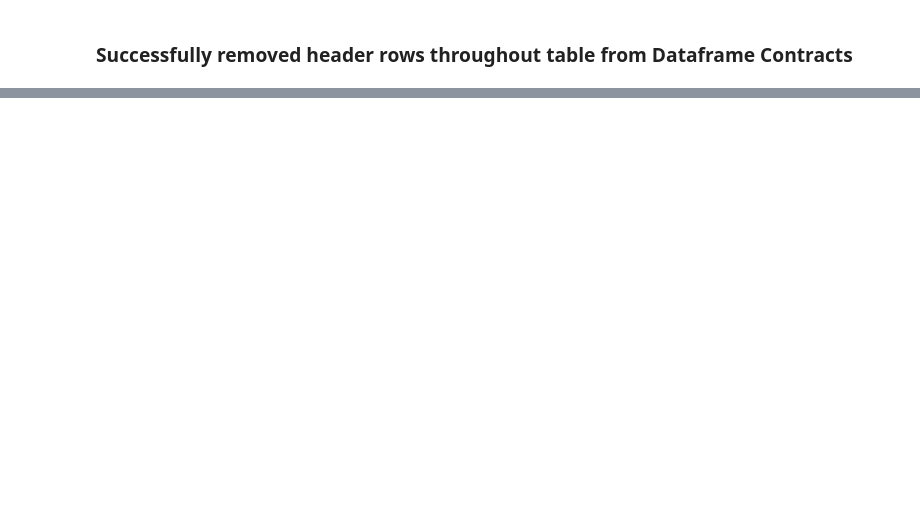
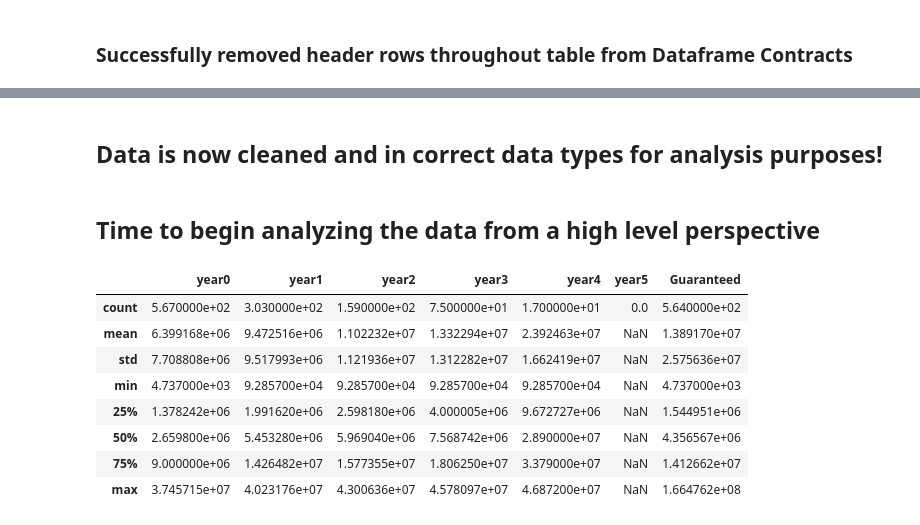
Before and after one commit to drduda9/NBA-Player-Value, a Jupyter notebook: NBA Player Value Data Wrangling.ipynb, the cells around one changed output, grey strips where cells are left out. Cells and saved outputs as stored; diff of their text form; code cells hidden in the pictures; blank space fills up the shorter version.

```diff
--- a/NBA Player Value Data Wrangling.ipynb
+++ b/NBA Player Value Data Wrangling.ipynb
@@ -226,0 +416,16 @@ print(df_contracts)
+# %% [markdown]
+## Data is now cleaned and in correct data types for analysis purposes!
+# %% [markdown]
+## Time to begin analyzing the data from a high level perspective
+# %%
+df_contracts.describe()
+# %% [output]
+|  | year0 | year1 | year2 | year3 | year4 | year5 | Guaranteed |
+| count | 5.670000e+02 | 3.030000e+02 | 1.590000e+02 | 7.500000e+01 | 1.700000e+01 | 0.0 | 5.640000e+02 |
+| mean | 6.399168e+06 | 9.472516e+06 | 1.102232e+07 | 1.332294e+07 | 2.392463e+07 | NaN | 1.389170e+07 |
+| std | 7.708808e+06 | 9.517993e+06 | 1.121936e+07 | 1.312282e+07 | 1.662419e+07 | NaN | 2.575636e+07 |
+| min | 4.737000e+03 | 9.285700e+04 | 9.285700e+04 | 9.285700e+04 | 9.285700e+04 | NaN | 4.737000e+03 |
+| 25% | 1.378242e+06 | 1.991620e+06 | 2.598180e+06 | 4.000005e+06 | 9.672727e+06 | NaN | 1.544951e+06 |
+| 50% | 2.659800e+06 | 5.453280e+06 | 5.969040e+06 | 7.568742e+06 | 2.890000e+07 | NaN | 4.356567e+06 |
+| 75% | 9.000000e+06 | 1.426482e+07 | 1.577355e+07 | 1.806250e+07 | 3.379000e+07 | NaN | 1.412662e+07 |
+| max | 3.745715e+07 | 4.023176e+07 | 4.300636e+07 | 4.578097e+07 | 4.687200e+07 | NaN | 1.664762e+08 |
```
Also changed, not shown: parts of 37 cells of this notebook.
